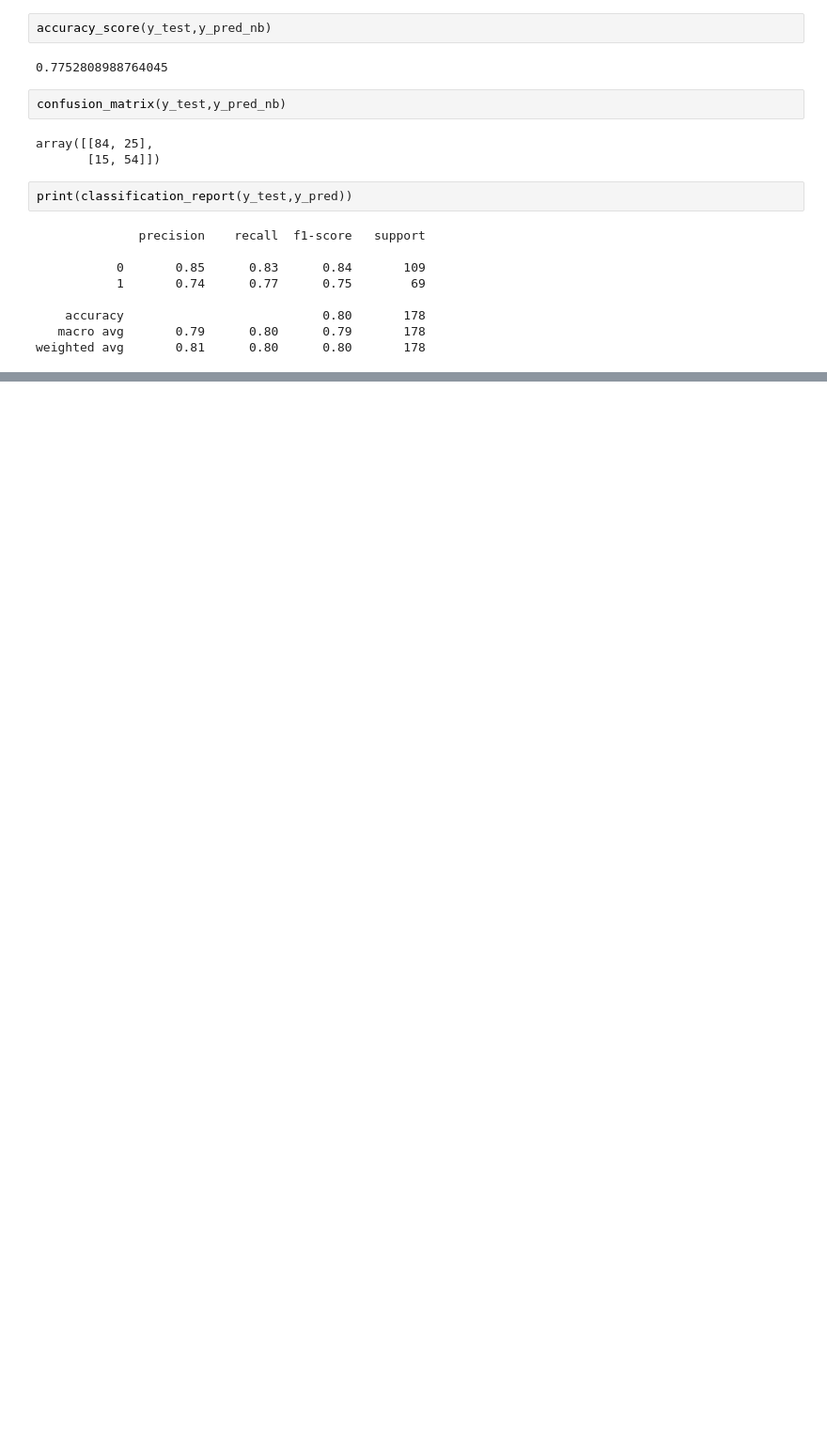
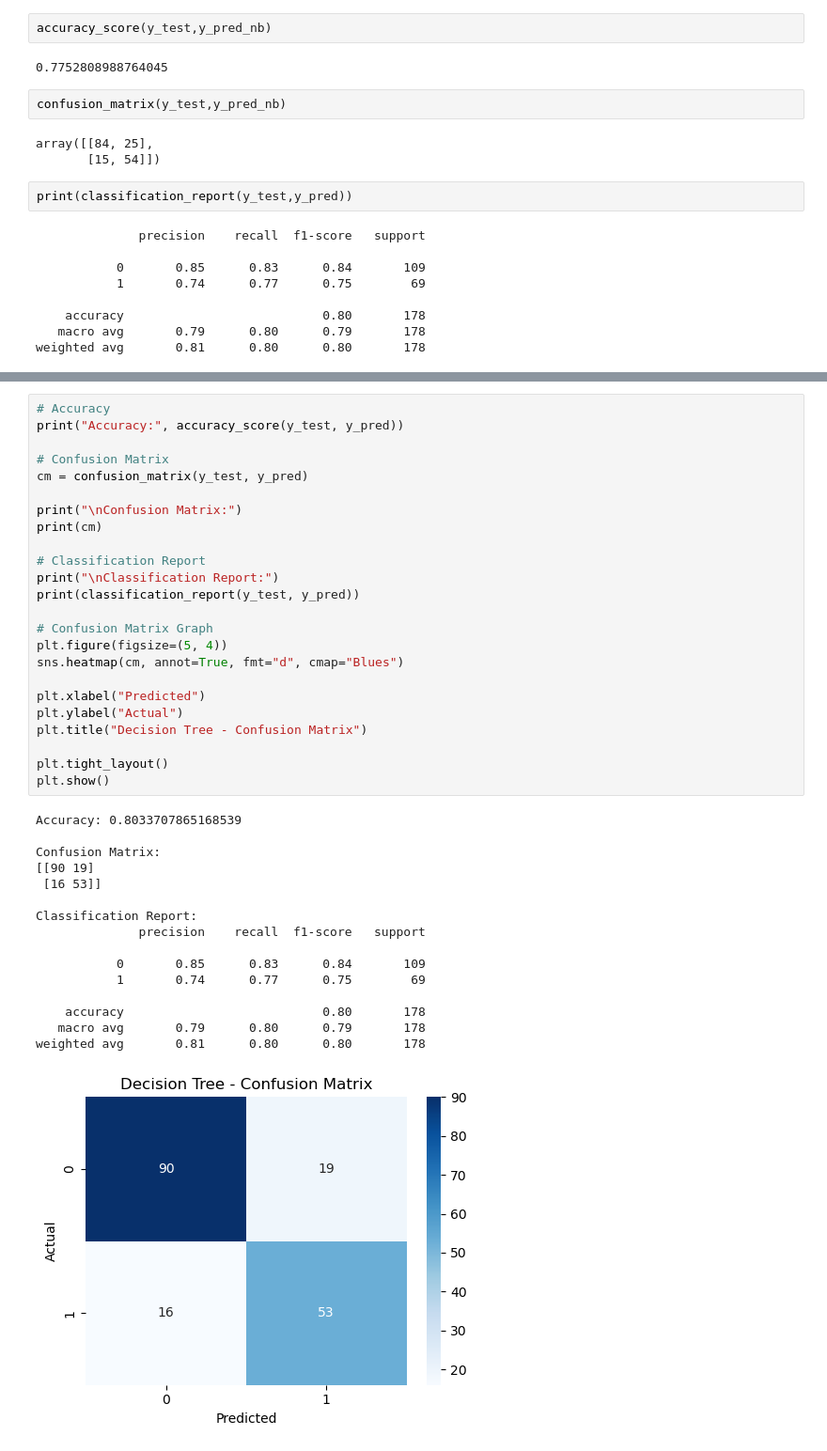
Before and after one commit to btwsahil/Titanic-survival, a Jupyter notebook: titanic_survivel.ipynb, the cells around one changed output, grey strips where cells are left out. Shown at 94% size. Drawn from its saved outputs; the diff is of its cells as text; blank space fills up the shorter version.

Commit message:
Adding Decision Tree Model

```diff
--- a/titanic_survivel.ipynb
+++ b/titanic_survivel.ipynb
@@ -255,0 +275,41 @@ weighted avg       0.81      0.80      0.80       178
+# %%
+# Accuracy
+print("Accuracy:", accuracy_score(y_test, y_pred))
+
+# Confusion Matrix
+cm = confusion_matrix(y_test, y_pred)
+
+print("\nConfusion Matrix:")
+print(cm)
+
+# Classification Report
+print("\nClassification Report:")
+print(classification_report(y_test, y_pred))
+
+# Confusion Matrix Graph
+plt.figure(figsize=(5, 4))
+sns.heatmap(cm, annot=True, fmt="d", cmap="Blues")
+
+plt.xlabel("Predicted")
+plt.ylabel("Actual")
+plt.title("Decision Tree - Confusion Matrix")
+
+plt.tight_layout()
+plt.show()
+# %% [output]
+Accuracy: 0.8033707865168539
+
+Confusion Matrix:
+[[90 19]
+ [16 53]]
+
+Classification Report:
+              precision    recall  f1-score   support
+
+           0       0.85      0.83      0.84       109
+           1       0.74      0.77      0.75        69
+
+    accuracy                           0.80       178
+   macro avg       0.79      0.80      0.79       178
+weighted avg       0.81      0.80      0.80       178
+[figure, added]
```
Also changed, not shown: parts of 3 cells of this notebook.
